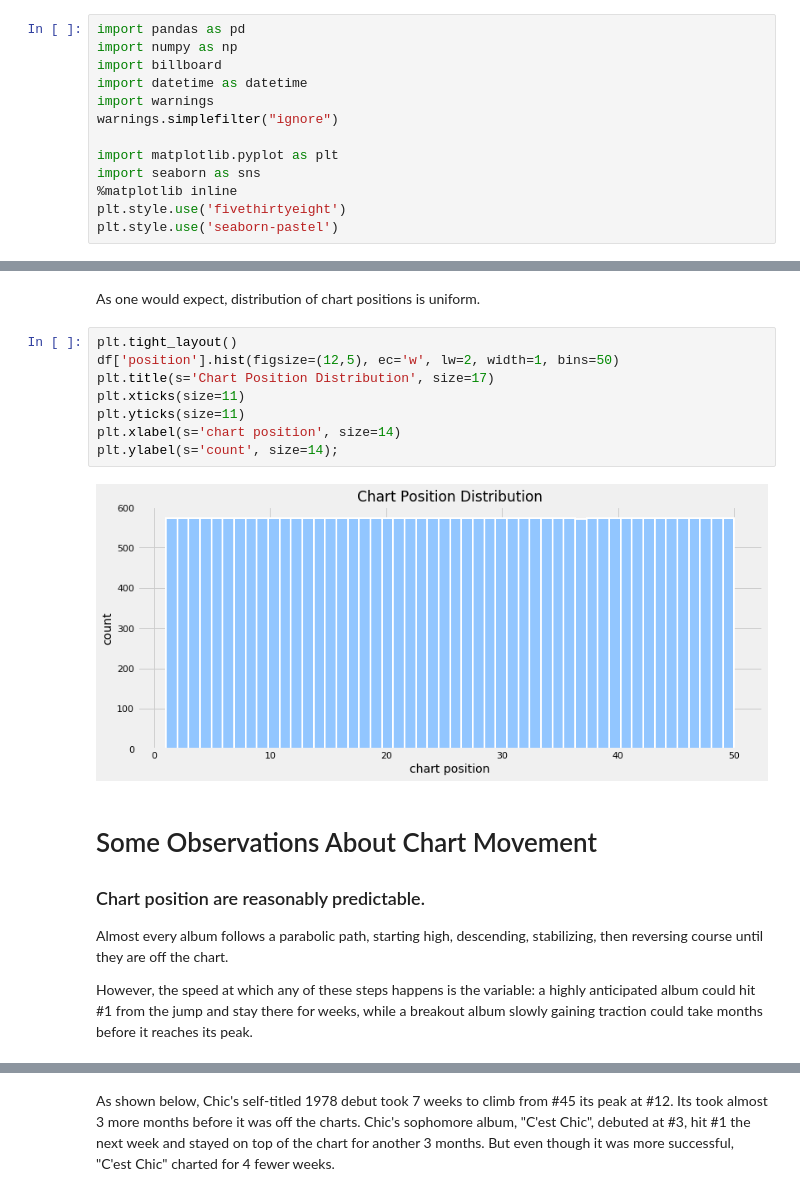
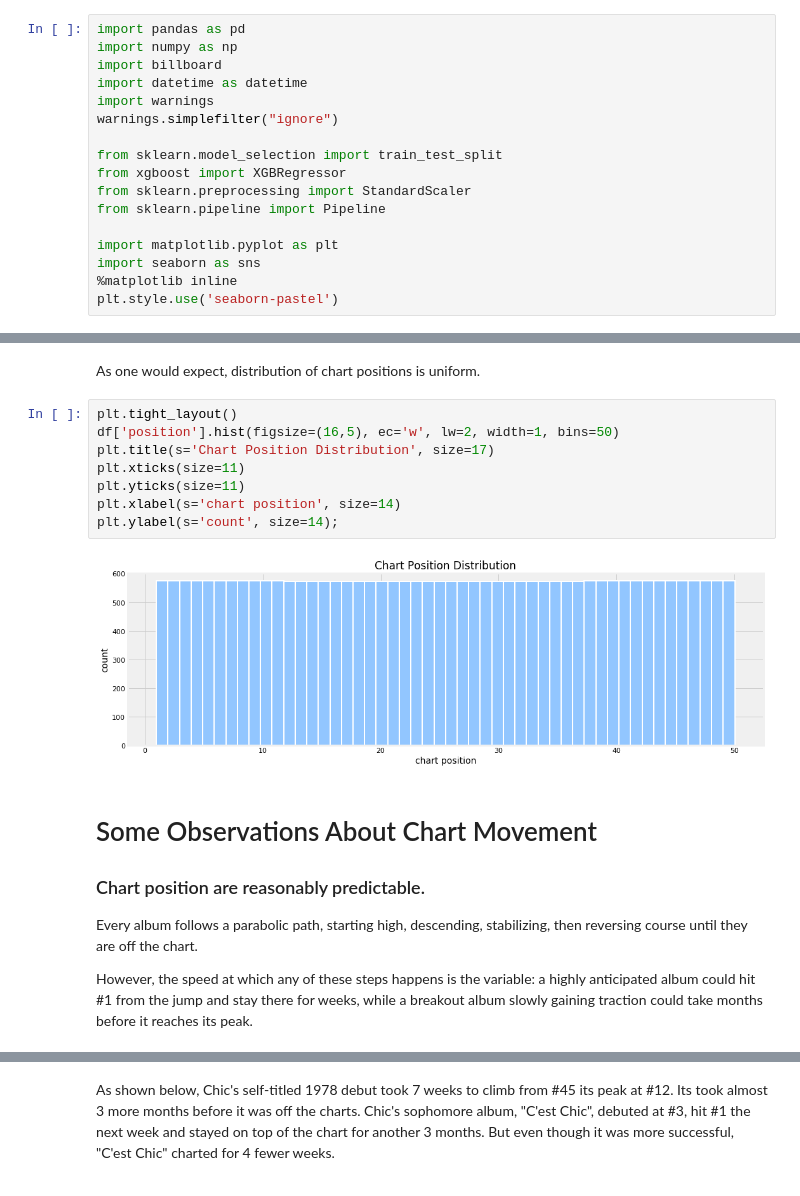
Before and after one commit to afriedman412/r-b_billboard_charts, a Jupyter notebook: bootsy_final_2.ipynb, the cells around one changed output, grey strips where cells are left out. Drawn from its saved outputs; the diff is of its cells as text.

Commit message:
Add files via upload
new graphs etc etc

```diff
--- a/bootsy_final_2.ipynb
+++ b/bootsy_final_2.ipynb
@@ -31,10 +31,14 @@ import datetime as datetime
 import warnings
 warnings.simplefilter("ignore")
 
+from sklearn.model_selection import train_test_split
+from xgboost import XGBRegressor
+from sklearn.preprocessing import StandardScaler
+from sklearn.pipeline import Pipeline
+
 import matplotlib.pyplot as plt
 import seaborn as sns
 %matplotlib inline
-plt.style.use('fivethirtyeight')
 plt.style.use('seaborn-pastel')
 # %%
 def charto(chart='r-b-hip-hop-albums', date='1984-01-22'):
@@ -183,18 +187,18 @@ df = pd.read_csv('data_safe/df_at_for_models_714.csv').drop('Unnamed: 0', axis=1
 As one would expect, distribution of chart positions is uniform.
 # %%
 plt.tight_layout()
-df['position'].hist(figsize=(12,5), ec='w', lw=2, width=1, bins=50)
+df['position'].hist(figsize=(16,5), ec='w', lw=2, width=1, bins=50)
 plt.title(s='Chart Position Distribution', size=17)
 plt.xticks(size=11)
 plt.yticks(size=11)
 plt.xlabel(s='chart position', size=14)
 plt.ylabel(s='count', size=14);
 # %% [output]
-[figure, old version]
+[figure, new version]
 # %% [markdown]
 # Some Observations About Chart Movement
 ### Chart position are reasonably predictable.
-Almost every album follows a parabolic path, starting high, descending, stabilizing, then reversing course until they are off the chart.
+Every album follows a parabolic path, starting high, descending, stabilizing, then reversing course until they are off the chart.
 
 However, the speed at which any of these steps happens is the variable: a highly anticipated album could hit \#1 from the jump and stay there for weeks, while a breakout album slowly gaining traction could take months before it reaches its peak.
 # %%
```
Also changed, not shown: parts of 34 cells of this notebook.
